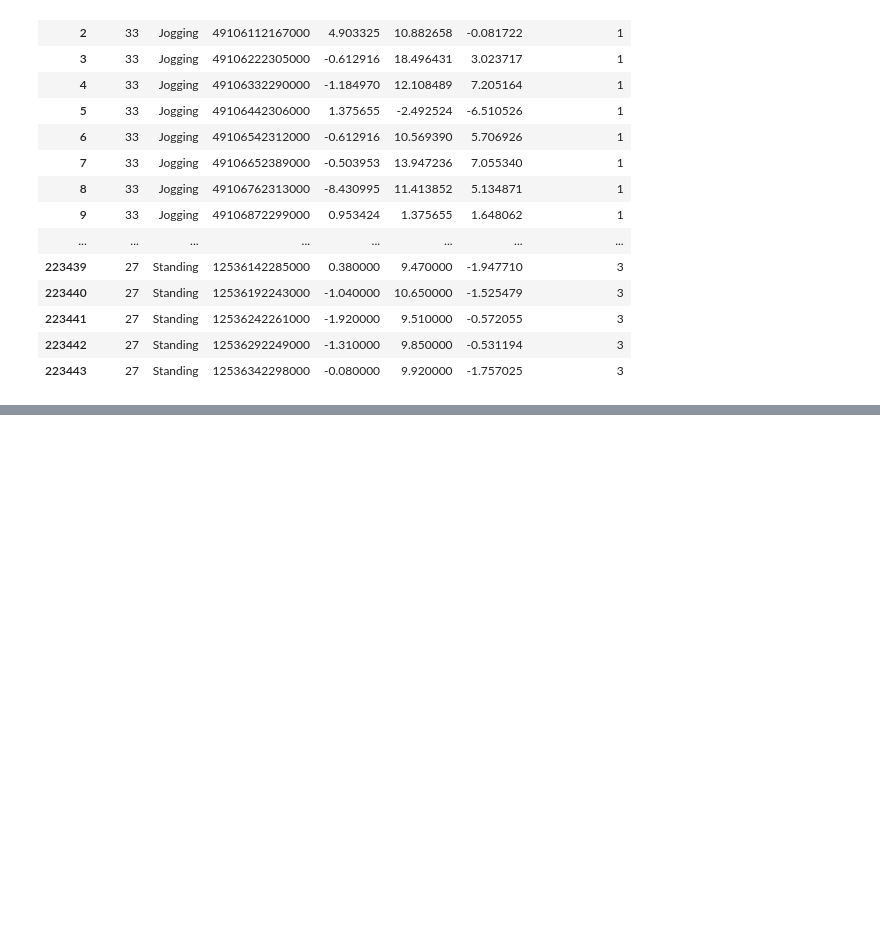
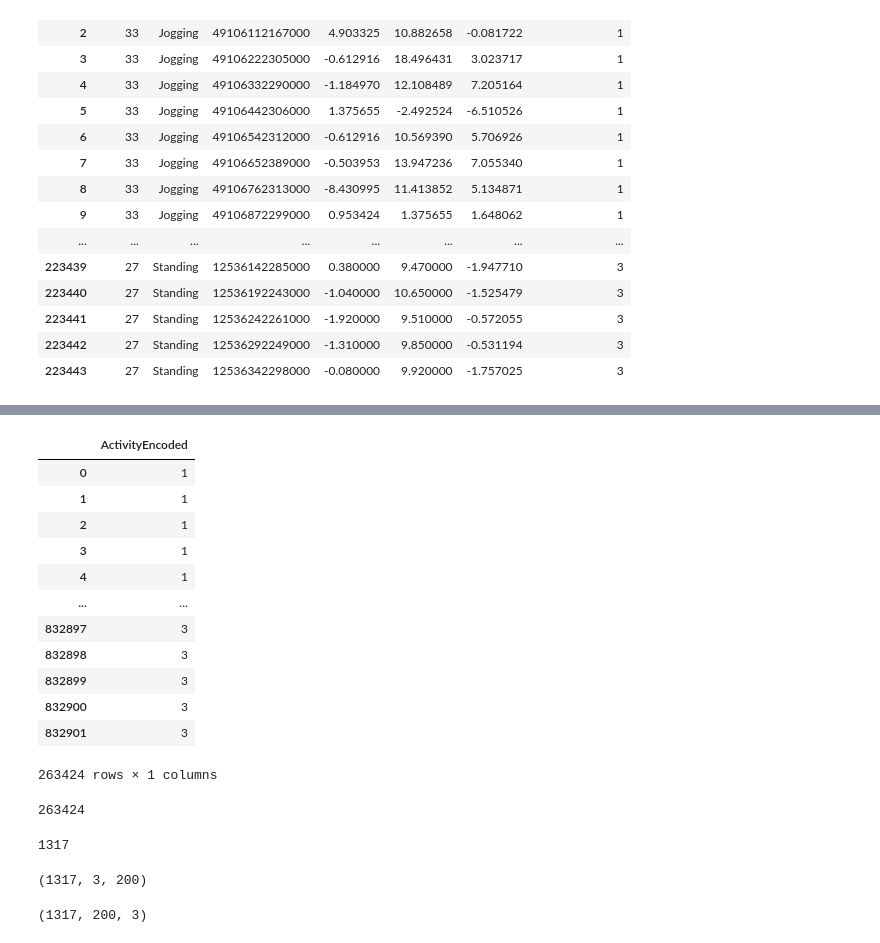
Before and after one commit to Khushbooagarwalhub/Machine-learning_project3, a Jupyter notebook: tensorflow.ipynb, the cells around one changed output, grey strips where cells are left out. Drawn from its saved outputs; the diff is of its cells as text; code cells hidden in the pictures; blank space fills up the shorter version.

```diff
--- a/tensorflow.ipynb
+++ b/tensorflow.ipynb
@@ -634,0 +753,64 @@ Epoch 1/100
+# %%
+y_test
+# %% [output]
+|  | ActivityEncoded |
+| 0 | 1 |
+| 1 | 1 |
+| 2 | 1 |
+| 3 | 1 |
+| 4 | 1 |
+| ... | ... |
+| 832897 | 3 |
+| 832898 | 3 |
+| 832899 | 3 |
+| 832900 | 3 |
+| 832901 | 3 |
+263424 rows × 1 columns
+# %%
+from sklearn.preprocessing import MinMaxScaler
+scaler = MinMaxScaler(feature_range = (0, 1))
+
+x_testing_scaled = scaler.fit_transform(x_test)
+x_testing_scaled
+len(x_testing_scaled)
+# %% [output]
+263424
+# %%
+features_set_2 = []
+labels_2 = []
+#x_testing_scaled[0:200]
+#x_testing_scaled[0:200,0]
+#x_testing_scaled[2,1]
+#x_train["acc_x"].values[0:200]
+#y_train["ActivityEncoded"].values[0]
+for i in range(0, 263400, 200):
+    features_set_2.append([x_testing_scaled[i:i+200, 0],x_testing_scaled[i:i+200, 1],x_testing_scaled[i:i+200, 2]])
+    #for j in range(0, 200, 1):
+    #    features_set.append(x_training_scaled[(i+j), 0])
+    #for j in range(0, 200, 1):
+    #    features_set.append(x_training_scaled[(i+j), 1])
+    #for j in range(0, 200, 1):
+    #    features_set.append(x_training_scaled[(i+j), 2])
+    max_labels_perwindow = stats.mode(y_test["ActivityEncoded"][i: i+200])[0][0]
+    labels_2.append(max_labels_perwindow)
+
+len(features_set_2)
+labels_2 = to_categorical(labels_2)
+len(labels_2)
+len(features_set_2)
+# %% [output]
+1317
+# %%
+features_set_2, labels_2 = np.array(features_set_2), np.array(labels_2)
+#test_features_2 = np.array(features_set_2)
+# test_features = np.reshape(test_features, (test_features.shape[0], test_features.shape[1], 1))
+# Making Predictions
+
+features_set_2.shape
+# %% [output]
+(1317, 3, 200)
+# %%
+features_set_2= np.reshape(features_set_2,(1317,200,3))
+features_set_2.shape
+# %% [output]
+(1317, 200, 3)
```
Also changed, not shown: parts of 42 cells of this notebook.
